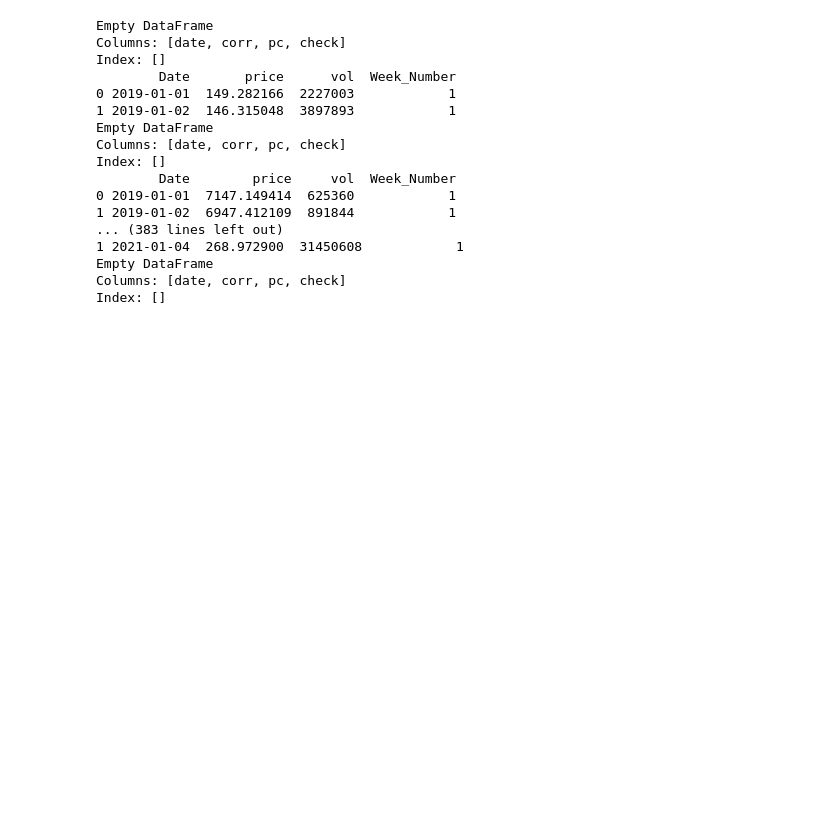
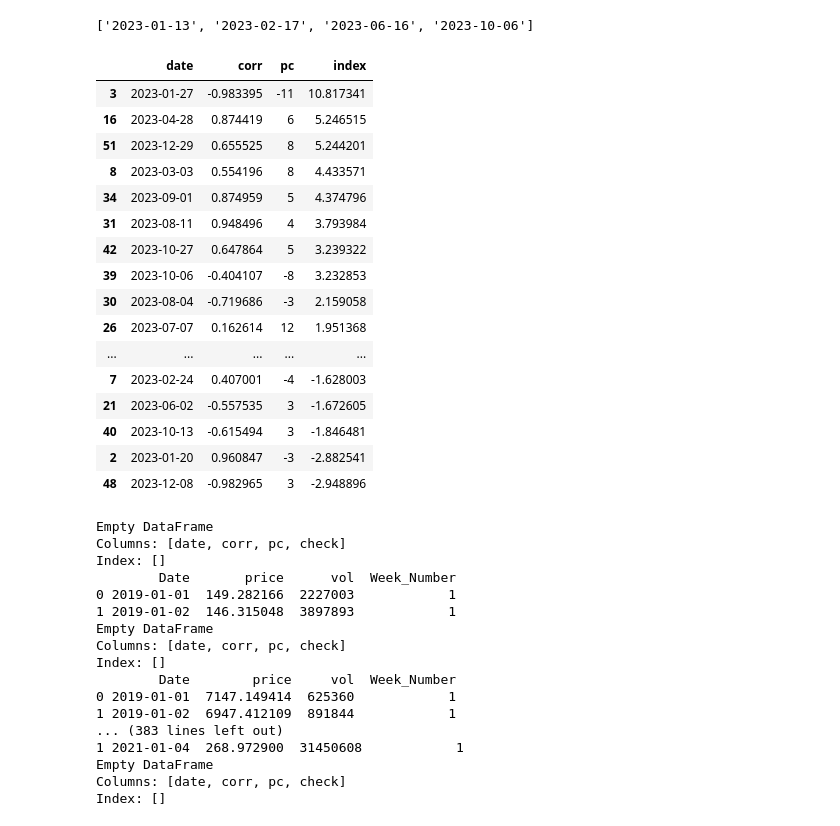
Before and after one commit to shekharbiswas/Finance, a Jupyter notebook: testing.ipynb, the cells around one changed output. Saved outputs shown, nothing was run; the diff lists cells and outputs as text; code cells hidden in the pictures; blank space fills up the shorter version.

```diff
--- a/testing.ipynb
+++ b/testing.ipynb
@@ -130,33 +130,53 @@ for i in list(set(df1['Week_Number'])):
         corr_val = df1.loc[df1['Week_Number'] == i,:].corr(numeric_only = True).iloc[0:1, 1].values[0]
         price_list = list(df1.loc[df1['Week_Number'] == i, 'price'])
         pc = round(((price_list[-1] - price_list[0])/price_list[0])*100)
         list_t.append((last_day_week, corr_val,  pc))
     except:
         continue
 df = pd.DataFrame(list_t, columns =['date', 'corr', 'pc'])
 
 
 imp_date = []
 v_imp_date = []
 
 try:
     for i in range(len(df)):
         if ((df.loc[i, 'corr'] < 0) &(df.loc[i, 'pc'] <= 0)):
             if ((df.loc[i+1, 'corr'] < 0) &(df.loc[i+1, 'pc'] <= 0)):
                 imp_date.append(df.loc[i+1, 'date'])
                 if ((df.loc[i+2, 'corr'] < 0) &(df.loc[i+2, 'pc'] <= 0)):
                     v_imp_date.append(df.loc[i+2, 'date'])
     dates = list(set(imp_date) | set(v_imp_date))
 except:
     dates = []
 
 dates = sorted(dates, key=lambda x: datetime.strptime(x, '%Y-%m-%d'))
 
+df = df[df['corr'] < -0.1]
 df['index'] = df['corr']*df['pc']
 df = df.sort_values( by = 'index', ascending= False)
 
 print(dates)
 df
+# %% [output]
+['2023-01-13', '2023-02-17', '2023-06-16', '2023-10-06']
+|  | date | corr | pc | index |
+| 3 | 2023-01-27 | -0.983395 | -11 | 10.817341 |
+| 16 | 2023-04-28 | 0.874419 | 6 | 5.246515 |
+| 51 | 2023-12-29 | 0.655525 | 8 | 5.244201 |
+| 8 | 2023-03-03 | 0.554196 | 8 | 4.433571 |
+| 34 | 2023-09-01 | 0.874959 | 5 | 4.374796 |
+| 31 | 2023-08-11 | 0.948496 | 4 | 3.793984 |
+| 42 | 2023-10-27 | 0.647864 | 5 | 3.239322 |
+| 39 | 2023-10-06 | -0.404107 | -8 | 3.232853 |
+| 30 | 2023-08-04 | -0.719686 | -3 | 2.159058 |
+| 26 | 2023-07-07 | 0.162614 | 12 | 1.951368 |
+| ... | ... | ... | ... | ... |
+| 7 | 2023-02-24 | 0.407001 | -4 | -1.628003 |
+| 21 | 2023-06-02 | -0.557535 | 3 | -1.672605 |
+| 40 | 2023-10-13 | -0.615494 | 3 | -1.846481 |
+| 2 | 2023-01-20 | 0.960847 | -3 | -2.882541 |
+| 48 | 2023-12-08 | -0.982965 | 3 | -2.948896 |
 # %%
 nse_df = pd.read_excel('nse_data.xlsx')
 nse_df = nse_df.iloc[0:50, :]
```
